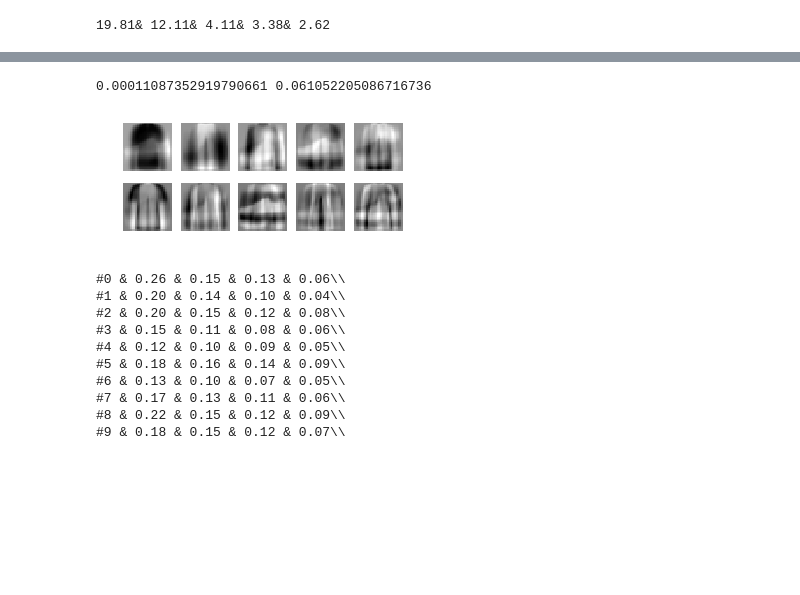
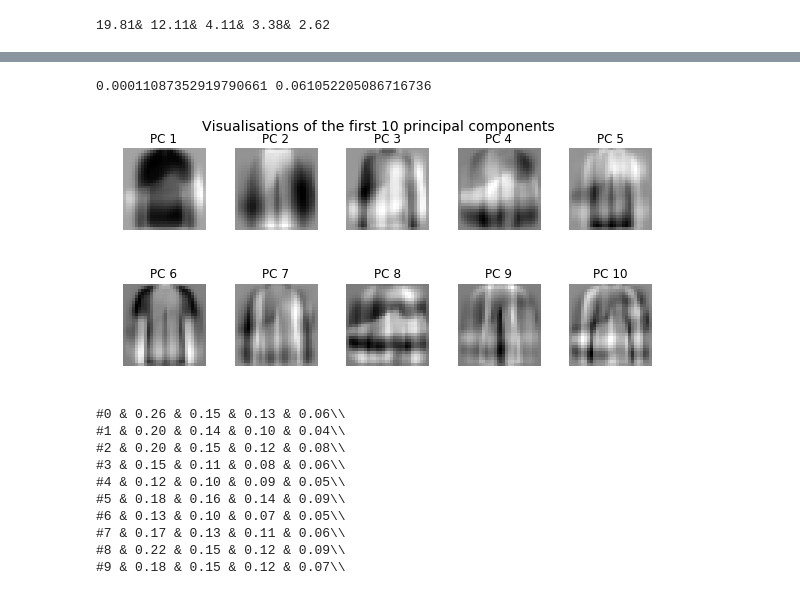
Before and after one commit to s17k/IAML_CW2, a Jupyter notebook: iaml01cw2_q1.ipynb, the cells around one changed output, grey strips where cells are left out. Drawn from its saved outputs; the diff is of its cells as text; code cells hidden in the pictures; blank space fills up the shorter version.

```diff
--- a/iaml01cw2_q1.ipynb
+++ b/iaml01cw2_q1.ipynb
@@ -91,20 +104,24 @@ iaml01cw2_q1_4()   # comment this out when you run the function
 # %%
 # Q1.5
 def iaml01cw2_q1_5():
     pca = PCA()
     pca.fit(Xtrn_nm)
     print(pca.components_[0][28*5+0], pca.components_[0][28*5+15])
-    fig, ax = plt.subplots(figsize=(5, 2), nrows=2, ncols=5, sharex=True, sharey=True)
+    fig, ax = plt.subplots(figsize=(10, 4), nrows=2, ncols=5, sharex=True, sharey=True)
+    fig.suptitle("Visualisations of the first 10 principal components", fontsize=14)
+    fig.subplots_adjust(wspace=0, hspace=0.65)
+
     for i in range(10):
         row = i//5
         col = i%5
         ax[row][col].imshow((pca.components_[i]).reshape((28,28)), cmap='gray_r')
         ax[row][col].axis('off')
-    plt.savefig("imgs/1_5.png", bbox_inches = 'tight', pad_inches = 0)
+        ax[row][col].set_title(f'PC {i+1}')
+    plt.savefig("imgs/1_5.png", bbox_inches = 'tight', pad_inches = 0.4)
 iaml01cw2_q1_5()   # comment this out when you run the function
 # %% [output]
 0.00011087352919790661 0.061052205086716736
-[figure, old version]
+[figure, new version]
 # %%
 # Q1.6
 def iaml01cw2_q1_6():
```
Also changed, not shown: parts of 4 cells of this notebook, 10 other files.
